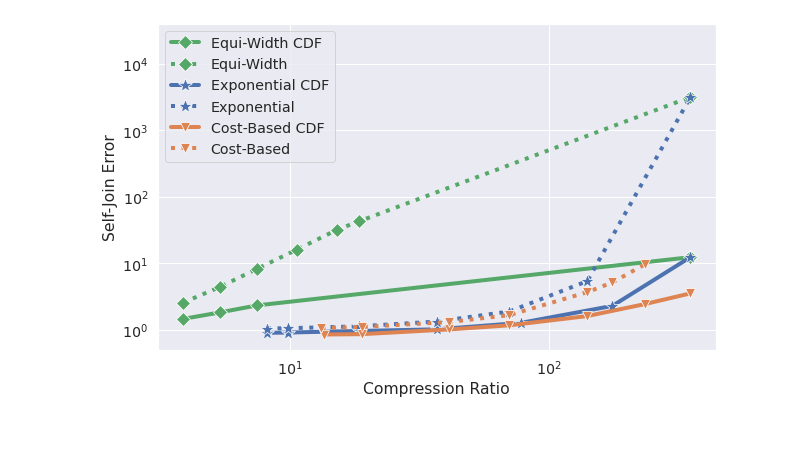
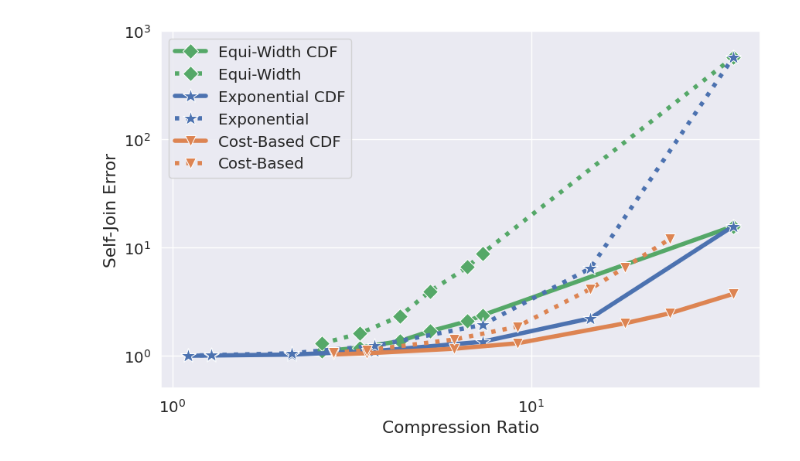
Before and after one commit to kylebd99/SafeBound, a Jupyter notebook: JupyterNotebooks/CompressionBenchmarks.ipynb, the cells around one changed output. Drawn from its saved outputs; the diff is of its cells as text; code cells hidden in the pictures; blank space fills up the shorter version.

```diff
--- a/JupyterNotebooks/CompressionBenchmarks.ipynb
+++ b/JupyterNotebooks/CompressionBenchmarks.ipynb
@@ -9,23 +9,19 @@ import random
 import math
 import psycopg2
 import sys
-sys.path.append('/home/ec2-user/FrequencyBounds/Source')
+sys.path.append('/mnt/ExtraDrive1/SafeBound/Source')
 from SafeBoundUtils import *
 from DBConnectionUtils import *
 from SQLParser import *
 from PiecewiseConstantFunctionUtils import *
 
-movieKeyword = pd.read_csv("../Data/JOB/movie_keyword.csv", quotechar = "\"", escapechar="\\", names=["id", "MovieId", "KeywordId"], low_memory=False)
-movieInfo = pd.read_csv("../Data/JOB/movie_info.csv", quotechar = "\"", escapechar="\\",
-                           names=["id", "movie_id", "info_type_id", "info", "note"], low_memory=False)
-
-title = pd.read_csv("../Data/JOB/title.csv", quotechar = "\"", escapechar="\\",
+title = pd.read_csv("../Data/IMDB/title.csv", quotechar = "\"", escapechar="\\",
                        names=["id", "title", "imdb_index", "kind_id", "production_year", "imdb_id",
                               "phonetic_code", "episode_of_id", "season_nr", "episode_nr", "series_years", "md5sum"], low_memory=False)
 
-company_name = pd.read_csv("../Data/JOB/company_name.csv", quotechar = "\"", escapechar="\\",
+company_name = pd.read_csv("../Data/IMDB/company_name.csv", quotechar = "\"", escapechar="\\",
                            names=["id", "name", "country_code", "imdb_id", "name_pcode_nf", "name_pcode_sf", "md5sum"], low_memory=False)
-movie_companies = pd.read_csv("../Data/JOB/movie_companies.csv", quotechar = "\"", escapechar="\\",
+movie_companies = pd.read_csv("../Data/IMDB/movie_companies.csv", quotechar = "\"", escapechar="\\",
                            names=["id", "movie_id", "company_id", "company_type_id", "note"], low_memory=False)
 movie_companies_full = movie_companies.merge(company_name, left_on="company_id", right_on="id").merge(title, left_on="movie_id", right_on="id")
 # %%
@@ -220,8 +140,7 @@ lineplot.set(yscale='log', xscale='log', ylabel='Average Self-Join Error', xlabe
 # %%
-table = title
+table = movie_companies_full
 tableName = "title"
-joinCol = "episode_of_id"
-filterCol = "production_year"
+joinCol = "movie_id"
 relativeErrorThreshold = [.2, .1, .05, .0125, .005, .001, .0005]
 numSegmentsExponential = [2, 5, 10, 20, 40, 80, 100]
 numSegmentsLinear = [2, 75, 100, 200, 400, 800, 1600]
@@ -242,7 +161,6 @@ linearSegmentsPDF = []
 relativeErrorSegmentsPDF = []
 for i in range(len(relativeErrorThreshold)):
     functionExponential = PiecewiseConstantFunction(degreeSequence, numSegmentsExponential[i], "Exponential")
-    print(functionExponential.constants[0])
     selfJoinExponential = functionExponential.getSelfJoinSize()
     exponentialErrors.append(selfJoinExponential/selfJoinSize)
     exponentialSegments.append(perfectApproxSize/len(functionExponential.constants))
@@ -256,7 +174,6 @@ for i in range(len(relativeErrorThreshold)):
     relativeErrorSegments.append(perfectApproxSize/len(functionRelativeError.constants))
 
     functionExponential = PiecewiseConstantFunction(degreeSequence, numSegmentsExponential[i], "Exponential", False)
-    print(functionExponential.constants[0])
     selfJoinExponential = functionExponential.getSelfJoinSize()
     exponentialErrorsPDF.append(selfJoinExponential/selfJoinSize)
     exponentialSegmentsPDF.append(perfectApproxSize/len(functionExponential.constants))
@@ -286,15 +188,15 @@ for i in range(len(relativeErrorThreshold)):
 # %%
 sns.set(rc={'figure.figsize':(10,6)})
 sns.set_style("whitegrid")
 sns.set_color_codes("pastel")
 sns.set(font_scale = 1.3)
 lineplot = sns.lineplot(x = linearSegments, y = linearErrors, color = "C2", linewidth=4,linestyle="-", marker="D", markersize=10, label="Equi-Width CDF")
 lineplot = sns.lineplot(x = linearSegmentsPDF, y = linearErrorsPDF, color = "C2", linewidth=4,linestyle=":", marker="D", markersize=10, label="Equi-Width")
 lineplot = sns.lineplot(x = exponentialSegments, y = exponentialErrors, color = "C0", linewidth=4,linestyle="-", marker="*", markersize=15, label="Exponential CDF")
 lineplot = sns.lineplot(x = exponentialSegmentsPDF, y = exponentialErrorsPDF, color = "C0", linewidth=4,linestyle=":", marker="*", markersize=15, label="Exponential")
 lineplot = sns.lineplot(x = relativeErrorSegments, y = relativeErrorErrors, color = "C1", linewidth=4,linestyle="-", marker="v", markersize=10, label="Cost-Based CDF")
 lineplot = sns.lineplot(x = relativeErrorSegmentsPDF, y = relativeErrorErrorsPDF, color = "C1", linewidth=4,linestyle=":", marker="v", markersize=10, label="Cost-Based")
-lineplot.set(yscale='log', xscale='log', ylabel='Self-Join Error', xlabel="Compression Ratio", ylim=[.5, 40000])
+lineplot.set(yscale='log', xscale='log', ylabel='Self-Join Error', xlabel="Compression Ratio", ylim=[.5, 1000])
 plt.show()
 # %% [output]
-[figure, old version]
+[figure, new version]
```
Also changed, not shown: parts of 16 cells of this notebook, 4 other files.
